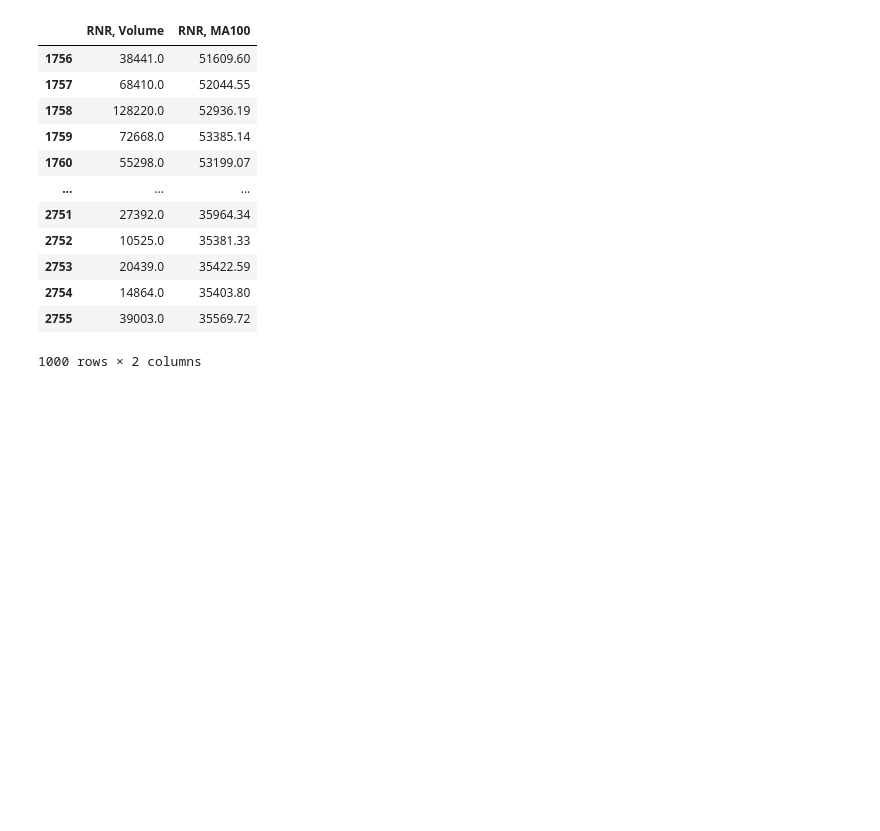
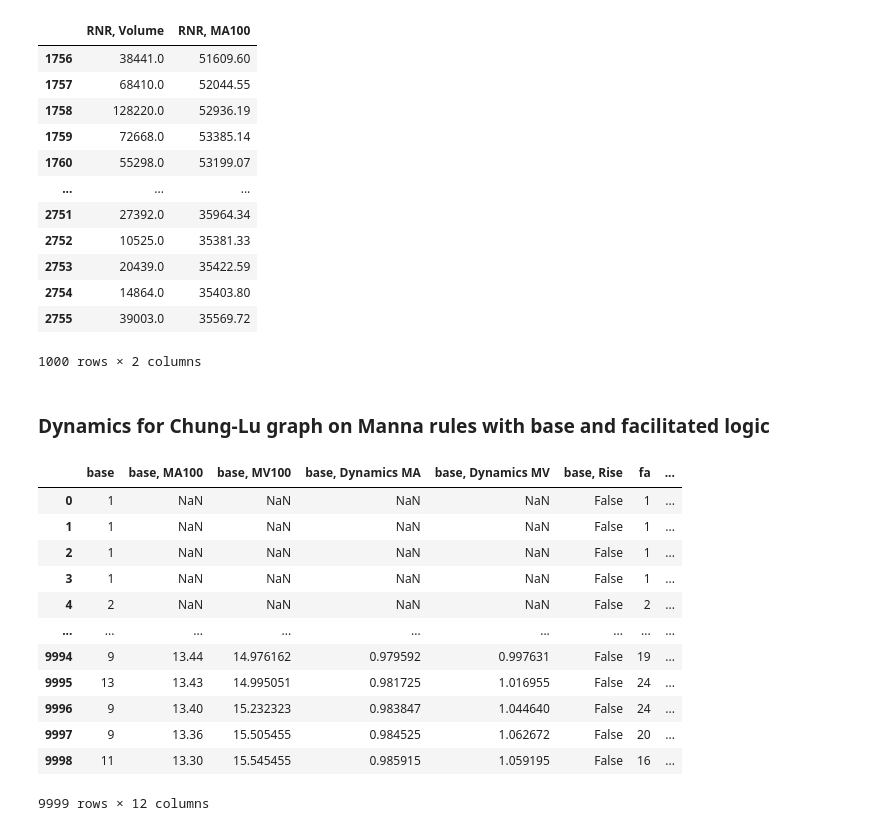
Before and after one commit to lebedevaale/early_warning_model, a Jupyter notebook: EDA.ipynb, the cells around one changed output. Drawn from its saved outputs; the diff is of its cells as text; code cells hidden in the pictures; blank space fills up the shorter version.

Commit message:
Added examples for the graph models

```diff
--- a/EDA.ipynb
+++ b/EDA.ipynb
@@ -280,3 +289,41 @@ fig.add_trace(go.Scatter(x = data_ticker.index, y = data_ticker[f'{ticker}, Volu
 fig.add_trace(go.Scatter(x = data_ticker.index, y = data_ticker[f'{ticker}, MA{window}'], mode = 'lines', name = 'MA' + window))
 fig.add_vline(x = index)
 fig.show()
+# %% [markdown]
+### Dynamics for Chung-Lu graph on Manna rules with base and facilitated logic
+# %%
+base = pd.read_csv('Definition_simulations/original/MA_CL.csv')['0'].to_frame().rename(columns = {'0': 'base'})
+fa = pd.read_csv('Definition_simulations/original/MA_CL_fa.csv')['0'].to_frame().rename(columns = {'0': 'fa'})
+data = base.join(fa)
+data_final = pd.DataFrame()
+
+# Params for calculating critical transitions
+window = 100
+ma = 1.3
+mv = 1.05
+
+for col in tqdm(data.columns):
+    data_ticker = data[col].to_frame().dropna()
+    data_ticker[f'{col}, MA{window}'] = data_ticker[col].rolling(int(window)).mean()
+    data_ticker[f'{col}, MV{window}'] = data_ticker[col].rolling(int(window)).var()
+    data_ticker[f'{col}, Dynamics MA'] = data_ticker[f'{col}, MA{window}'] / data_ticker[f'{col}, MA{window}'].shift(5)
+    data_ticker[f'{col}, Dynamics MV'] = data_ticker[f'{col}, MV{window}'] / data_ticker[f'{col}, MV{window}'].shift(5)
+    data_ticker[f'{col}, Rise'] = (data_ticker[f'{col}, Dynamics MA'] >= ma) & (data_ticker[f'{col}, Dynamics MV'] >= mv)
+    # Add 1 to fix issues with Lyapunov exponent
+    data_ticker[col] += 1
+    data_final = data_final.join(data_ticker, how = 'outer')
+data_final
+# %% [output]
+|  | base | base, MA100 | base, MV100 | base, Dynamics MA | base, Dynamics MV | base, Rise | fa | ... |
+| 0 | 1 | NaN | NaN | NaN | NaN | False | 1 | ... |
+| 1 | 1 | NaN | NaN | NaN | NaN | False | 1 | ... |
+| 2 | 1 | NaN | NaN | NaN | NaN | False | 1 | ... |
+| 3 | 1 | NaN | NaN | NaN | NaN | False | 1 | ... |
+| 4 | 2 | NaN | NaN | NaN | NaN | False | 2 | ... |
+| ... | ... | ... | ... | ... | ... | ... | ... | ... |
+| 9994 | 9 | 13.44 | 14.976162 | 0.979592 | 0.997631 | False | 19 | ... |
+| 9995 | 13 | 13.43 | 14.995051 | 0.981725 | 1.016955 | False | 24 | ... |
+| 9996 | 9 | 13.40 | 15.232323 | 0.983847 | 1.044640 | False | 24 | ... |
+| 9997 | 9 | 13.36 | 15.505455 | 0.984525 | 1.062672 | False | 20 | ... |
+| 9998 | 11 | 13.30 | 15.545455 | 0.985915 | 1.059195 | False | 16 | ... |
+9999 rows × 12 columns
```
Also changed, not shown: parts of 14 cells of this notebook, 15 other files.
